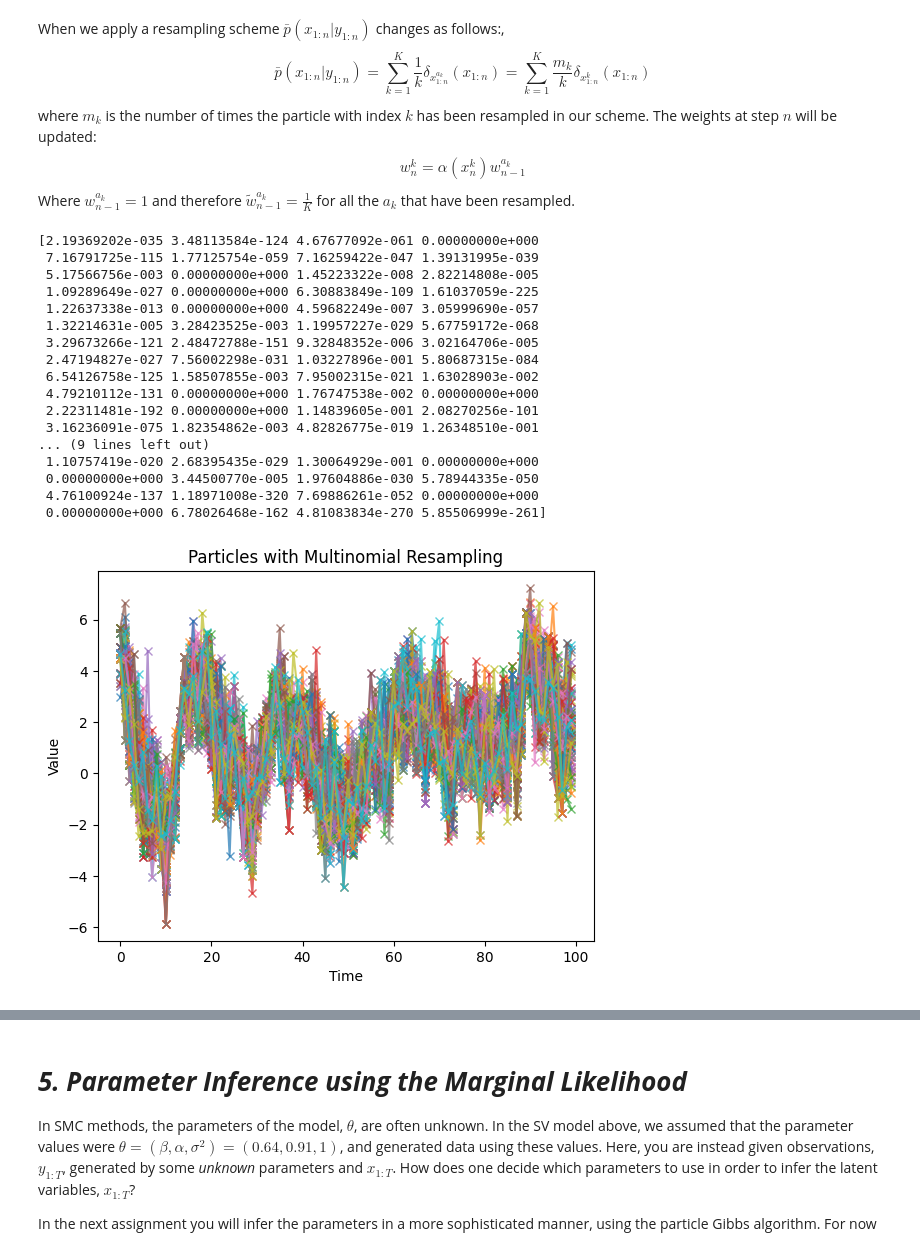
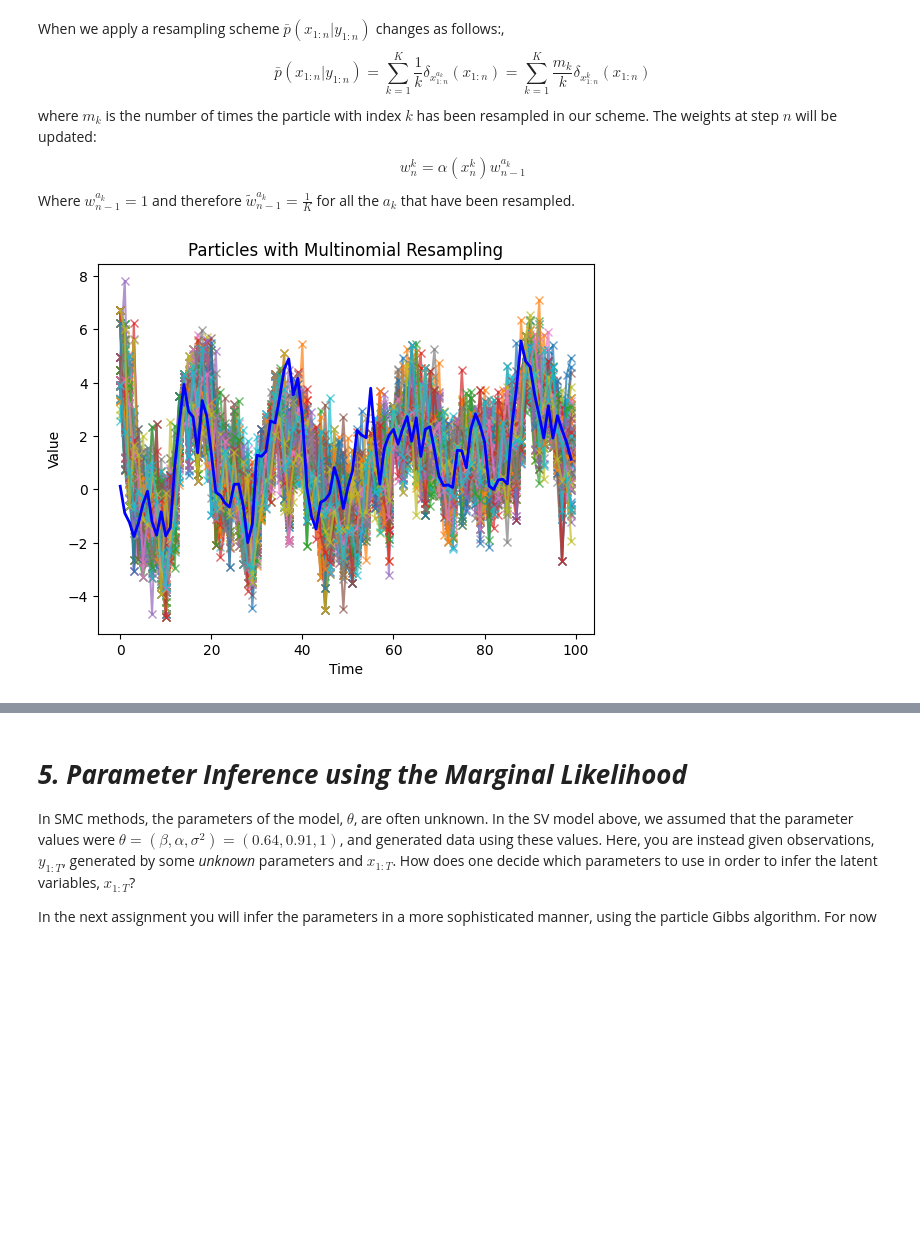
Before and after one commit to leonardodeclara/DD2447-Statistical-Methods-in-Applied-Computer-Science, a Jupyter notebook: Assignment_3/assignment3.ipynb, the cells around one changed output, grey strips where cells are left out. Cells and saved outputs as stored; diff of their text form; code cells hidden in the pictures; blank space fills up the shorter version.

```diff
--- a/Assignment_3/assignment3.ipynb
+++ b/Assignment_3/assignment3.ipynb
@@ -299,11 +299,11 @@ The weights at step $n$ will be updated:
 $$w_{n}^{k}=\alpha(x_n^k)w_{n-1}^{a_k}$$
 Where $w_{n-1}^{a_k}=1$ and therefore $\tilde{w}_{n-1}^{a_k}=\frac{1}{K}$ for all the $a_k$ that have been resampled.
 # %%
-def multinomial(weights):
+def multinomial(weights, K):
     return np.random.choice(K, K, p = weights)
 
 
-def stratified(weights):
+def stratified(weights, K):
 
     N = len(weights)
     # random partition
@@ -321,6 +321,9 @@ def stratified(weights):
         else:
             j += 1
     return indexes.astype(int)
+
+def single_element_proposal(alpha_param, x, sigma_param):
+    return np.random.normal(alpha_param*x,sigma_param)
 # %%
 # Implement BPF here
 def bpf(K, T, alpha_param, sigma_param, beta_param, x_true, y_true, resampling_scheme):
@@ -339,18 +342,17 @@ def bpf(K, T, alpha_param, sigma_param, beta_param, x_true, y_true, resampling_s
     w[0,:] = emission_dist.pdf(y_true[0],x[0,:]) # Compute the weights at t = 0
     # w[0,:] = np.ones(K)
     w_normalized[0,:] = w[0,:]/np.sum(w[0,:])
-    cat = np.arange(K)
     a = np.zeros(K)
 
     for i in range(1,T):
 
         x[i,:] = proposal_dist.sample(x[i-1,:],K)
 
-        a = resampling_scheme(w_normalized[i-1,:])
+        a = resampling_scheme(w_normalized[i-1,:], K)
         prov = np.zeros(K)
 
         for k in range(K):
-            x[i,k] = proposal_dist.sample(x[i-1,a[k]],1) # Sample the particles
+            x[i,k] = single_element_proposal(alpha_param, x[i-1,a[k]], sigma_param) # Sample the particles
             prov[k] = x[i-1,a[k]]
 
         x[i-1,:] = prov
@@ -364,17 +366,22 @@ def bpf(K, T, alpha_param, sigma_param, beta_param, x_true, y_true, resampling_s
 
     return x, w, w_normalized
 # %%
-def plotting_function(K, x, w_n):
+def plotting_function(K, x, w_n, resampling, xtrue):
+
   for i in range(K):
      plt.plot(x[:,i],'-x',alpha=0.7)
-  plt.title('Particles with Multinomial Resampling')
+  plt.plot(xtrue,label='$x_n$', color='blue',linewidth=2)
+  plt.title('Particles with '+str(resampling)+' Resampling')
   plt.xlabel('Time')
   plt.ylabel('Value')
   plt.show()
 
+
+
+
   for i in range(K):
       plt.plot(w_n[i,:],'-',alpha=0.7)
-  plt.title('Normalized Weights Multinomial Resampling')
+  plt.title('Normalized Weights '+str(resampling)+ ' Resampling')
   plt.xlabel('Time')
   plt.ylabel('Value')
   plt.show()
@@ -392,32 +399,16 @@ def plotting_function(K, x, w_n):
 # %%
 K = 100
 T = 100
 beta_param =0.64
 alpha_param = 0.91
 sigma_param = 1
+
 x_bpf_m,w_bpf_m, w_normalized_bpf_m = bpf(K=K,T=T,alpha_param=alpha_param,
                                                               sigma_param=sigma_param,beta_param=beta_param,x_true=x,y_true=y,
                                                               resampling_scheme=multinomial)
 
 # Plot the particles, the samples and the estimate
 
-plotting_function(K, x_bpf_m, w_normalized_bpf_m)
+plotting_function(K, x_bpf_m, w_normalized_bpf_m, 'Multinomial', x)
 # %% [output]
-[2.19369202e-035 3.48113584e-124 4.67677092e-061 0.00000000e+000
- 7.16791725e-115 1.77125754e-059 7.16259422e-047 1.39131995e-039
- 5.17566756e-003 0.00000000e+000 1.45223322e-008 2.82214808e-005
- 1.09289649e-027 0.00000000e+000 6.30883849e-109 1.61037059e-225
- 1.22637338e-013 0.00000000e+000 4.59682249e-007 3.05999690e-057
- 1.32214631e-005 3.28423525e-003 1.19957227e-029 5.67759172e-068
- 3.29673266e-121 2.48472788e-151 9.32848352e-006 3.02164706e-005
- 2.47194827e-027 7.56002298e-031 1.03227896e-001 5.80687315e-084
- 6.54126758e-125 1.58507855e-003 7.95002315e-021 1.63028903e-002
- 4.79210112e-131 0.00000000e+000 1.76747538e-002 0.00000000e+000
- 2.22311481e-192 0.00000000e+000 1.14839605e-001 2.08270256e-101
- 3.16236091e-075 1.82354862e-003 4.82826775e-019 1.26348510e-001
-... (9 lines left out)
- 1.10757419e-020 2.68395435e-029 1.30064929e-001 0.00000000e+000
- 0.00000000e+000 3.44500770e-005 1.97604886e-030 5.78944335e-050
- 4.76100924e-137 1.18971008e-320 7.69886261e-052 0.00000000e+000
- 0.00000000e+000 6.78026468e-162 4.81083834e-270 5.85506999e-261]
-[figure, old version]
+[figure, new version]
```
Also changed, not shown: parts of 6 cells of this notebook.
